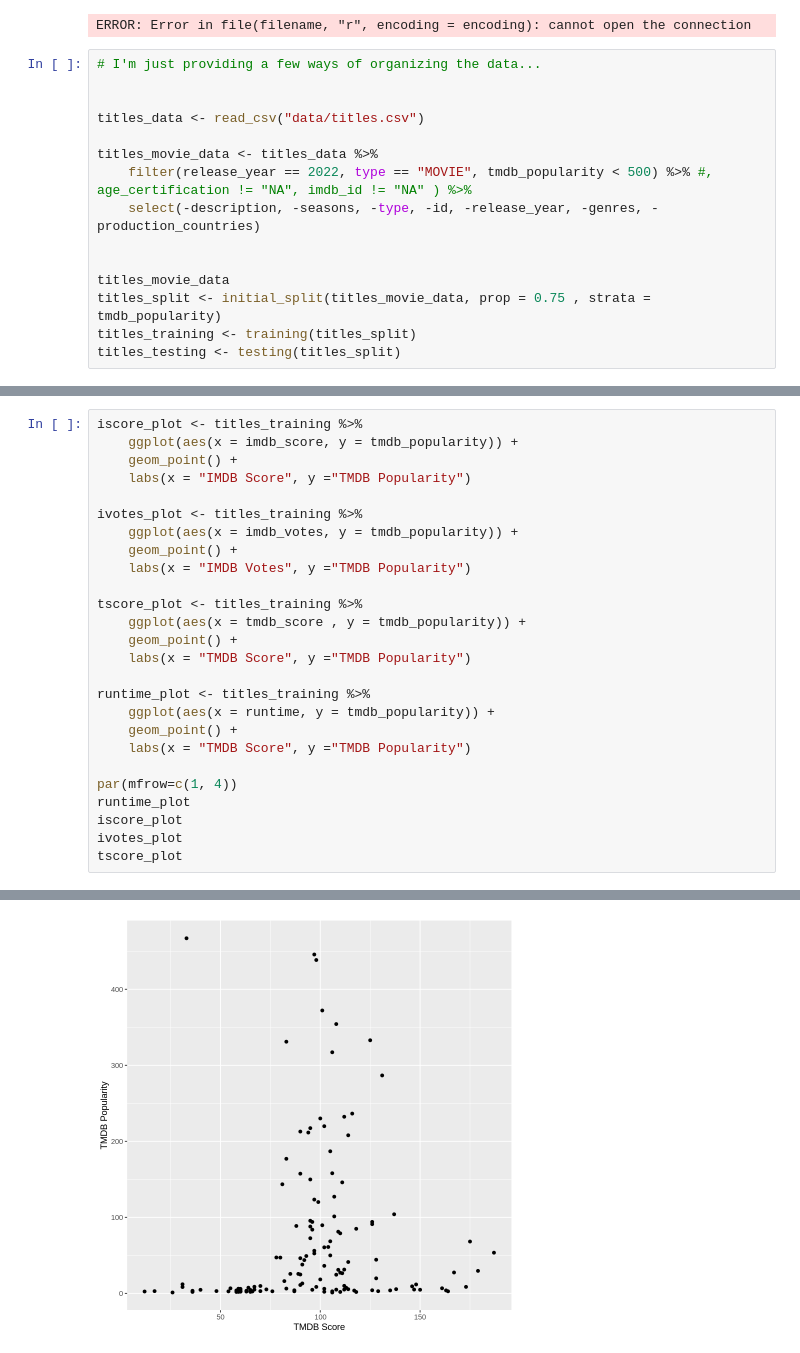
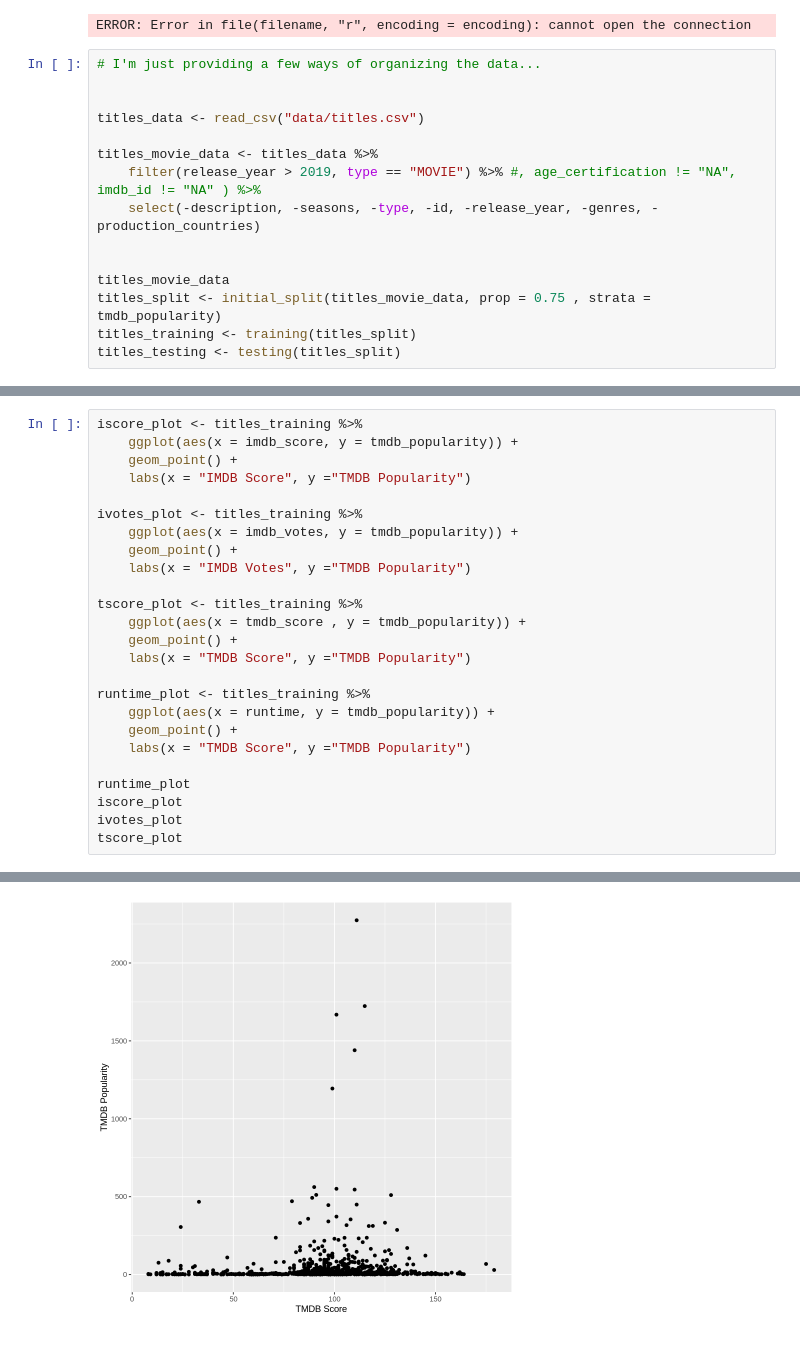
Before and after one commit to sm020402/dsci-100-2022w1-group-98, a Jupyter notebook: project_proposal/proposal.ipynb, the cells around one changed output, grey strips where cells are left out. Saved outputs shown, nothing was run; the diff lists cells and outputs as text.

```diff
--- a/project_proposal/proposal.ipynb
+++ b/project_proposal/proposal.ipynb
@@ -31,7 +40,7 @@ ERROR: Error in file(filename, "r", encoding = encoding): cannot open the connec
 titles_data <- read_csv("data/titles.csv")
 
 titles_movie_data <- titles_data %>%
-    filter(release_year == 2022, type == "MOVIE", tmdb_popularity < 500) %>% #, age_certification != "NA", imdb_id != "NA" ) %>%
+    filter(release_year > 2019, type == "MOVIE") %>% #, age_certification != "NA", imdb_id != "NA" ) %>%
     select(-description, -seasons, -type, -id, -release_year, -genres, -production_countries)
 
 
@@ -105,7 +114,6 @@ runtime_plot <- titles_training %>%
     geom_point() +
     labs(x = "TMDB Score", y ="TMDB Popularity")
 
-par(mfrow=c(1, 4))
 runtime_plot
 iscore_plot
 ivotes_plot
@@ -116,2 +126,2 @@ Warning message:
-[figure, old version]
+[figure, new version]
 Warning message:
```
Also changed, not shown: parts of 6 cells of this notebook.
